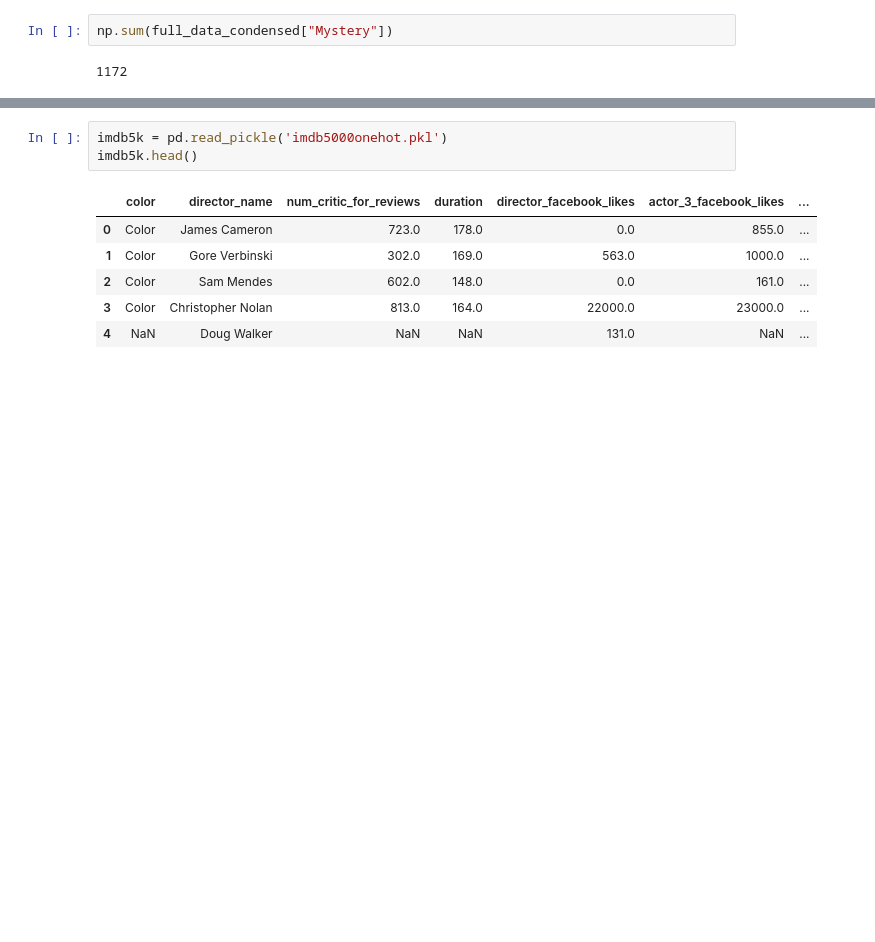
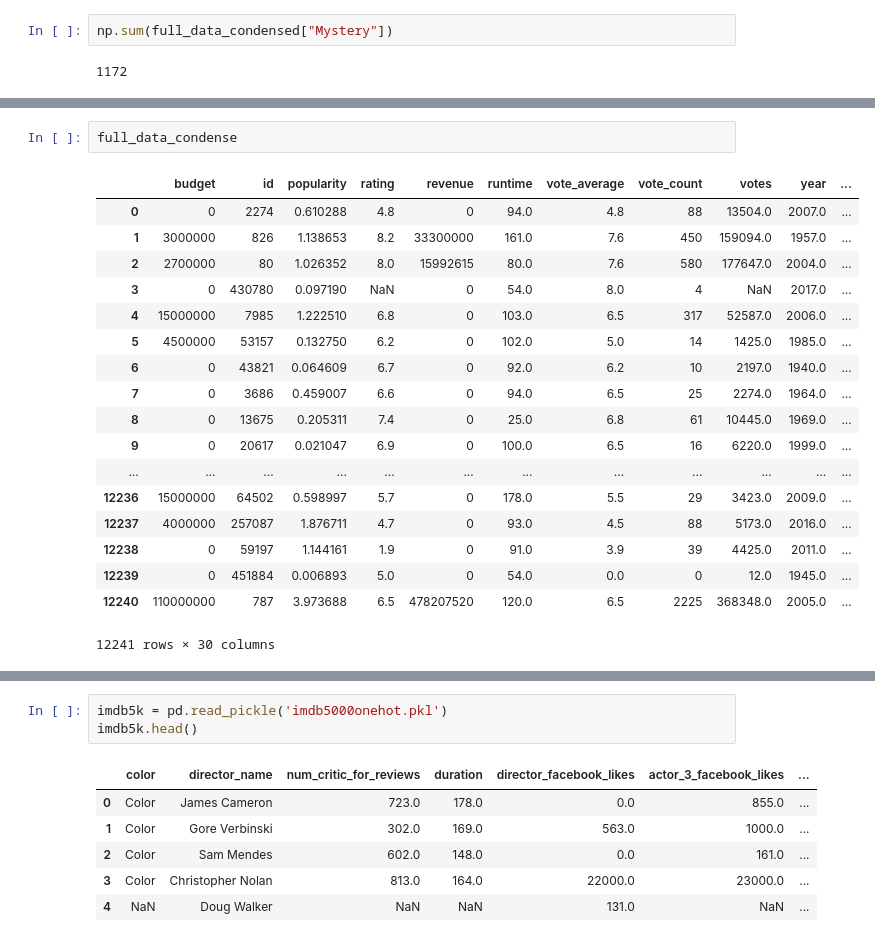
Before and after one commit to xueharry/cs109b-final-project, a Jupyter notebook: milestone3/RandForestsDirect.ipynb, the cells around one changed output, grey strips where cells are left out. Drawn from its saved outputs; the diff is of its cells as text; blank space fills up the shorter version.

```diff
--- a/milestone3/RandForestsDirect.ipynb
+++ b/milestone3/RandForestsDirect.ipynb
@@ -131,0 +158,21 @@ full_data['genres'][0]
+# %%
+full_data_condense
+# %% [output]
+|  | budget | id | popularity | rating | revenue | runtime | vote_average | vote_count | votes | year | ... |
+| 0 | 0 | 2274 | 0.610288 | 4.8 | 0 | 94.0 | 4.8 | 88 | 13504.0 | 2007.0 | ... |
+| 1 | 3000000 | 826 | 1.138653 | 8.2 | 33300000 | 161.0 | 7.6 | 450 | 159094.0 | 1957.0 | ... |
+| 2 | 2700000 | 80 | 1.026352 | 8.0 | 15992615 | 80.0 | 7.6 | 580 | 177647.0 | 2004.0 | ... |
+| 3 | 0 | 430780 | 0.097190 | NaN | 0 | 54.0 | 8.0 | 4 | NaN | 2017.0 | ... |
+| 4 | 15000000 | 7985 | 1.222510 | 6.8 | 0 | 103.0 | 6.5 | 317 | 52587.0 | 2006.0 | ... |
+| 5 | 4500000 | 53157 | 0.132750 | 6.2 | 0 | 102.0 | 5.0 | 14 | 1425.0 | 1985.0 | ... |
+| 6 | 0 | 43821 | 0.064609 | 6.7 | 0 | 92.0 | 6.2 | 10 | 2197.0 | 1940.0 | ... |
+| 7 | 0 | 3686 | 0.459007 | 6.6 | 0 | 94.0 | 6.5 | 25 | 2274.0 | 1964.0 | ... |
+| 8 | 0 | 13675 | 0.205311 | 7.4 | 0 | 25.0 | 6.8 | 61 | 10445.0 | 1969.0 | ... |
+| 9 | 0 | 20617 | 0.021047 | 6.9 | 0 | 100.0 | 6.5 | 16 | 6220.0 | 1999.0 | ... |
+| ... | ... | ... | ... | ... | ... | ... | ... | ... | ... | ... | ... |
+| 12236 | 15000000 | 64502 | 0.598997 | 5.7 | 0 | 178.0 | 5.5 | 29 | 3423.0 | 2009.0 | ... |
+| 12237 | 4000000 | 257087 | 1.876711 | 4.7 | 0 | 93.0 | 4.5 | 88 | 5173.0 | 2016.0 | ... |
+| 12238 | 0 | 59197 | 1.144161 | 1.9 | 0 | 91.0 | 3.9 | 39 | 4425.0 | 2011.0 | ... |
+| 12239 | 0 | 451884 | 0.006893 | 5.0 | 0 | 54.0 | 0.0 | 0 | 12.0 | 1945.0 | ... |
+| 12240 | 110000000 | 787 | 3.973688 | 6.5 | 478207520 | 120.0 | 6.5 | 2225 | 368348.0 | 2005.0 | ... |
+12241 rows × 30 columns
```
Also changed, not shown: parts of 27 cells of this notebook.
